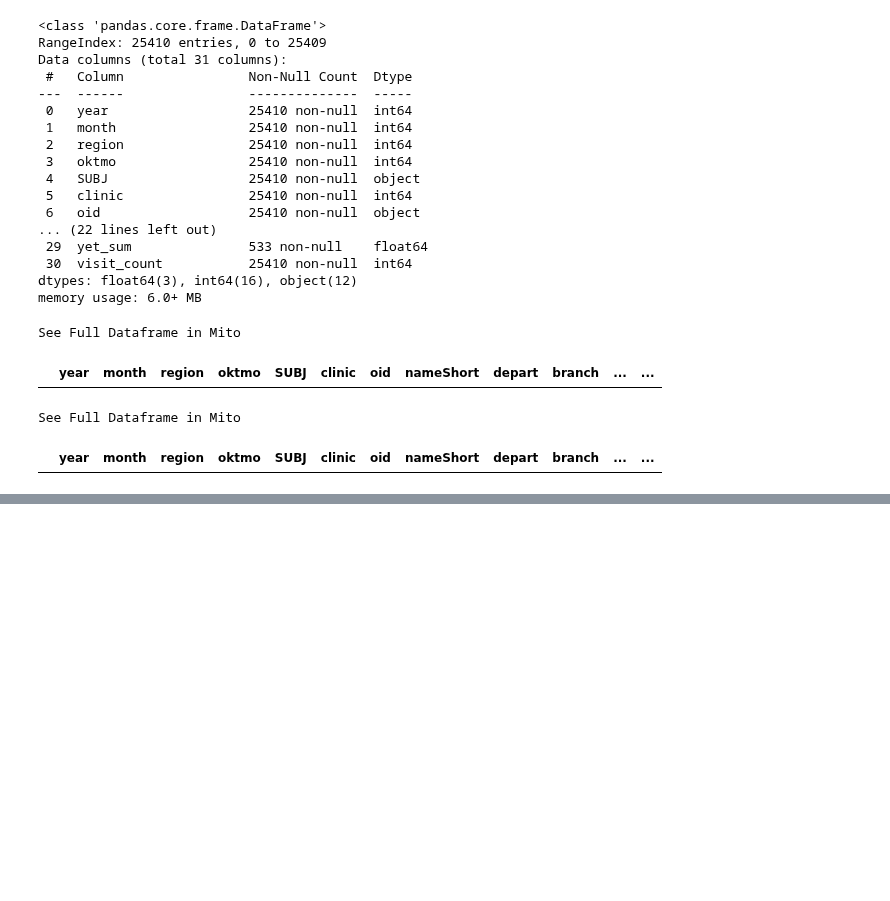
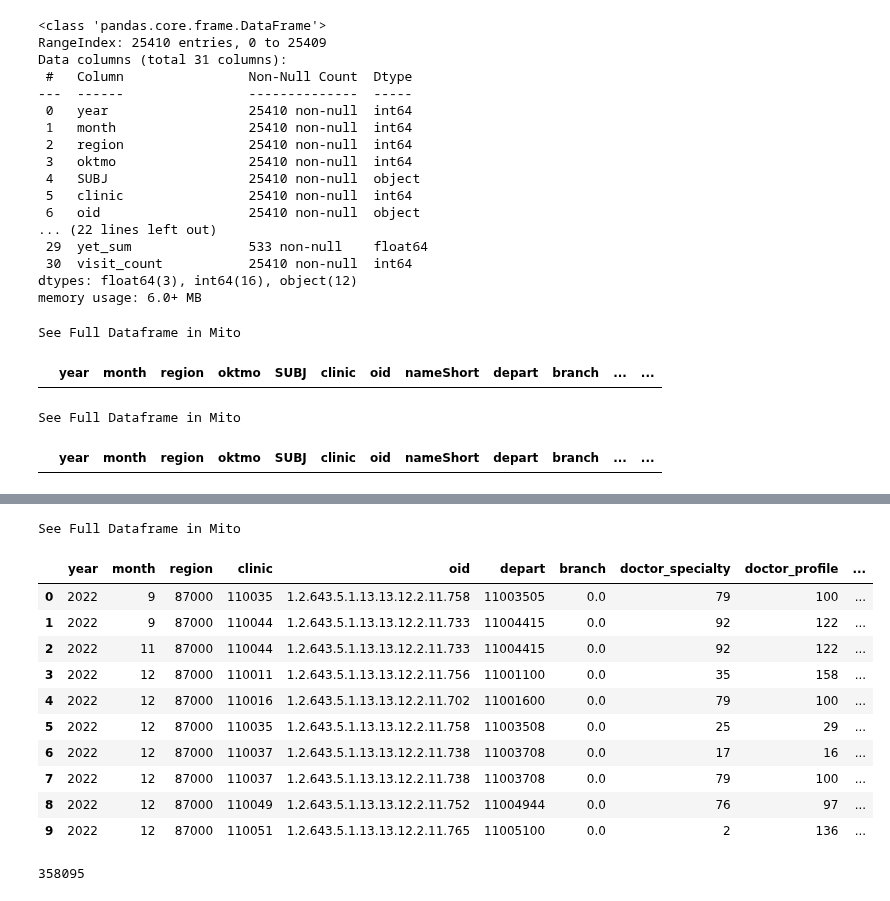
Before and after one commit to s-eremeev/eremeev, a Jupyter notebook: work/visits.ipynb, the cells around one changed output, grey strips where cells are left out. Saved outputs shown, nothing was run; the diff lists cells and outputs as text; code cells hidden in the pictures; blank space fills up the shorter version.

```diff
--- a/work/visits.ipynb
+++ b/work/visits.ipynb
@@ -804,0 +628,23 @@ See Full Dataframe in Mito
+# %%
+df_test_group = df_test.groupby(
+    [
+        "year",
+        "month",
+        "region",
+        "clinic",
+        "oid",
+        "depart",
+        "branch",
+        "doctor_specialty",
+        "doctor_profile",
+        "terms",
+        "doctor_id",
+        "diagnosis",
+        "purpose",
+        "service_id",
+        "usl_service_id",
+        "usl_doctor_specialty",
+        "usl_clinic",
+        "usl_depart",
+    ]
+).agg({"sl_id": "sum", "code_usl": "sum", "kol_usl": "sum", "yet_sum": "sum"})
@@ -804,0 +668,15 @@ See Full Dataframe in Mito
+# %%
+df_test_group.head(10)
+# %% [output]
+See Full Dataframe in Mito
+|  | year | month | region | clinic | oid | depart | branch | doctor_specialty | doctor_profile | ... |
+| 0 | 2022 | 9 | 87000 | 110035 | 1.2.643.5.1.13.13.12.2.11.758 | 11003505 | 0.0 | 79 | 100 | ... |
+| 1 | 2022 | 9 | 87000 | 110044 | 1.2.643.5.1.13.13.12.2.11.733 | 11004415 | 0.0 | 92 | 122 | ... |
+| 2 | 2022 | 11 | 87000 | 110044 | 1.2.643.5.1.13.13.12.2.11.733 | 11004415 | 0.0 | 92 | 122 | ... |
+| 3 | 2022 | 12 | 87000 | 110011 | 1.2.643.5.1.13.13.12.2.11.756 | 11001100 | 0.0 | 35 | 158 | ... |
+| 4 | 2022 | 12 | 87000 | 110016 | 1.2.643.5.1.13.13.12.2.11.702 | 11001600 | 0.0 | 79 | 100 | ... |
+| 5 | 2022 | 12 | 87000 | 110035 | 1.2.643.5.1.13.13.12.2.11.758 | 11003508 | 0.0 | 25 | 29 | ... |
+| 6 | 2022 | 12 | 87000 | 110037 | 1.2.643.5.1.13.13.12.2.11.738 | 11003708 | 0.0 | 17 | 16 | ... |
+| 7 | 2022 | 12 | 87000 | 110037 | 1.2.643.5.1.13.13.12.2.11.738 | 11003708 | 0.0 | 79 | 100 | ... |
+| 8 | 2022 | 12 | 87000 | 110049 | 1.2.643.5.1.13.13.12.2.11.752 | 11004944 | 0.0 | 76 | 97 | ... |
+| 9 | 2022 | 12 | 87000 | 110051 | 1.2.643.5.1.13.13.12.2.11.765 | 11005100 | 0.0 | 2 | 136 | ... |
@@ -804,0 +702,4 @@ See Full Dataframe in Mito
+# %%
+df_test["visit_count"].sum()
+# %% [output]
+358095
```
Also changed, not shown: parts of 57 cells of this notebook.
